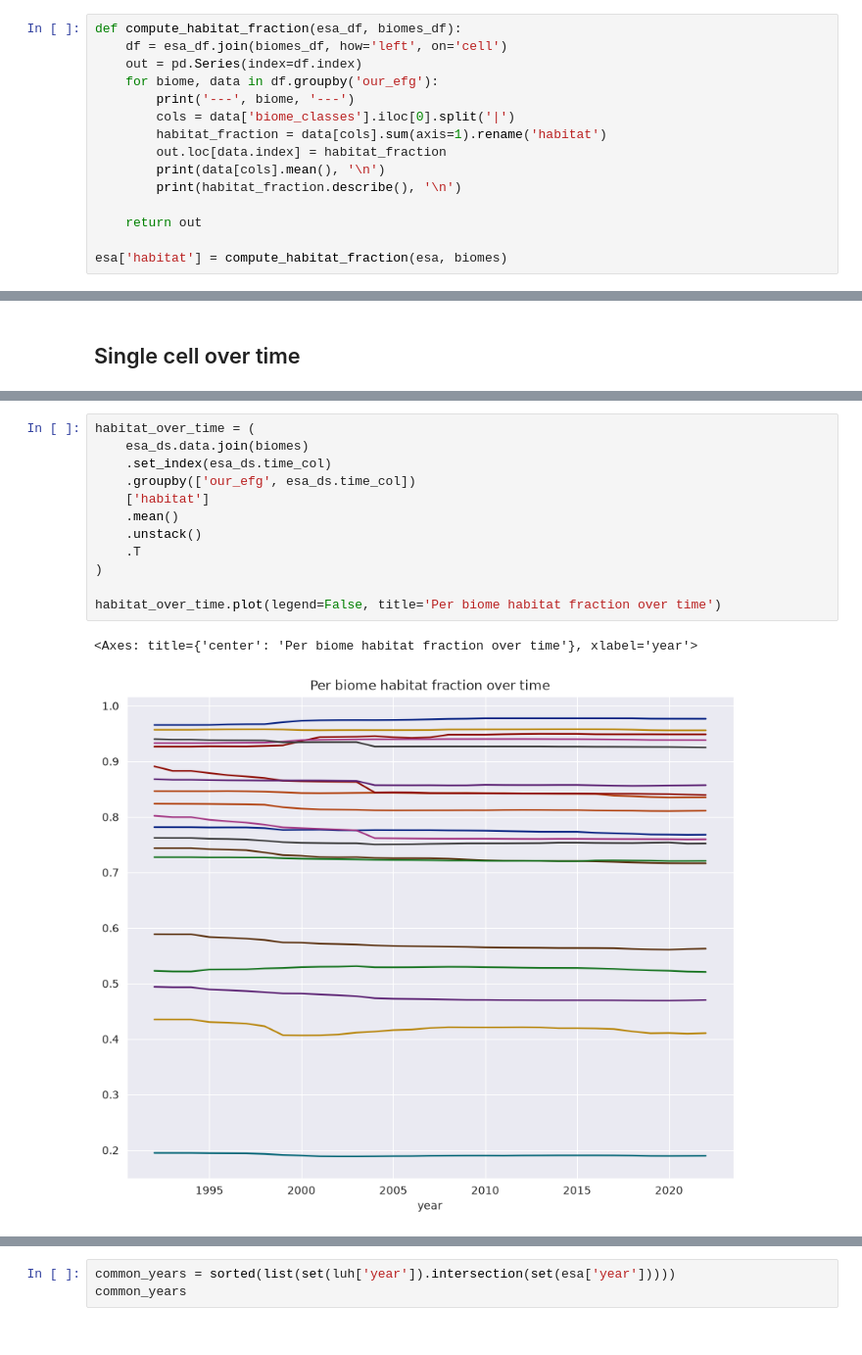
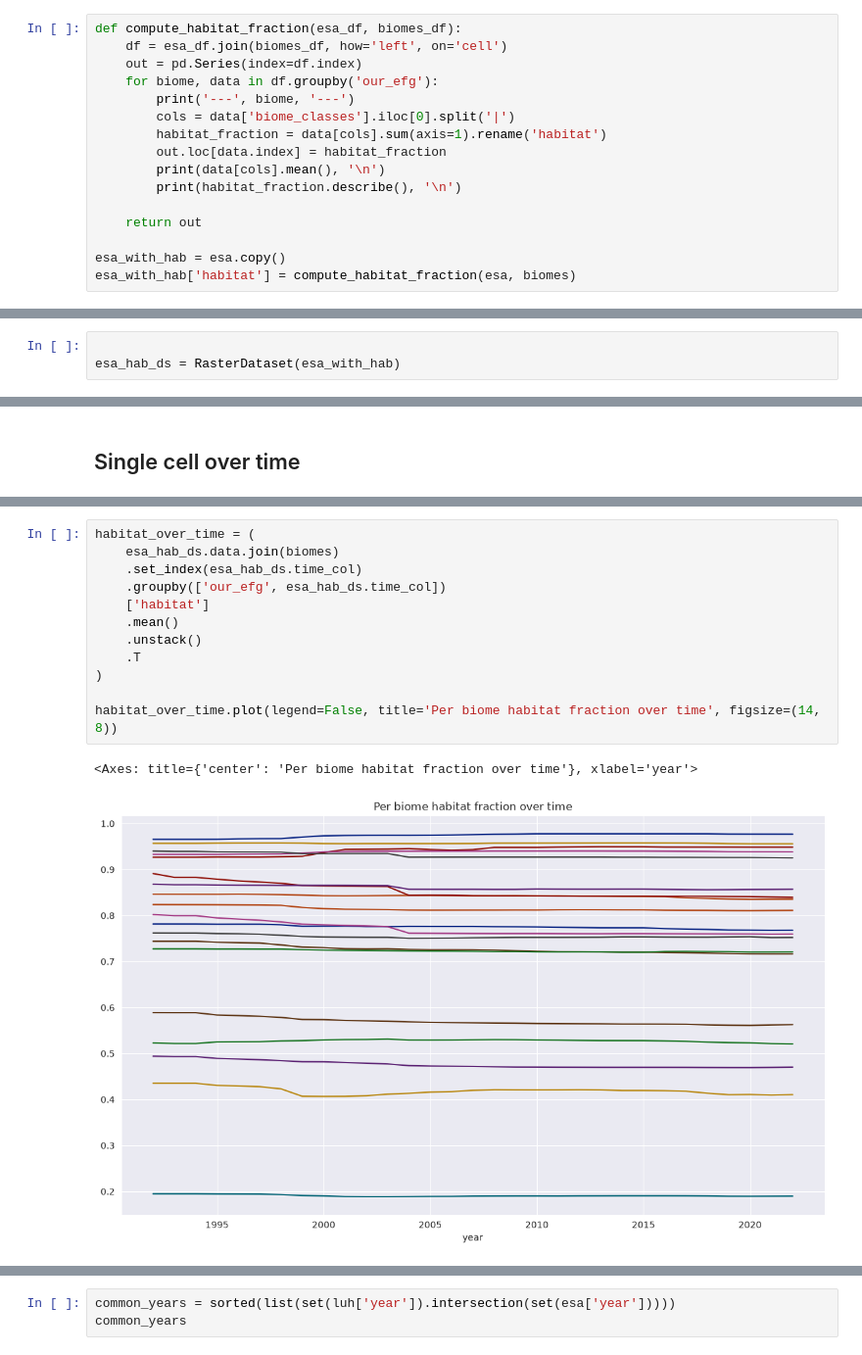
Before and after one commit to guischmitd/luh2esa, a Jupyter notebook: notebooks/02_biome_data.ipynb, the cells around one changed output, grey strips where cells are left out. Shown at 98% size. Cells and saved outputs as stored; diff of their text form.

```diff
--- a/notebooks/02_biome_data.ipynb
+++ b/notebooks/02_biome_data.ipynb
@@ -136,7 +110,8 @@ def compute_habitat_fraction(esa_df, biomes_df):
 
     return out
 
-esa['habitat'] = compute_habitat_fraction(esa, biomes)
+esa_with_hab = esa.copy()
+esa_with_hab['habitat'] = compute_habitat_fraction(esa, biomes)
 # %% [output]
 --- Cool deserts and semi-deserts ---
 ESA_BareAreas           0.013850
@@ -162,0 +133,3 @@ Finished building array with shape (31, 16, 157, 180)
+# %%
+
+esa_hab_ds = RasterDataset(esa_with_hab)
@@ -204,15 +197,15 @@ biomes.sample(10)
 # %%
 habitat_over_time = (
-    esa_ds.data.join(biomes)
-    .set_index(esa_ds.time_col)
-    .groupby(['our_efg', esa_ds.time_col])
+    esa_hab_ds.data.join(biomes)
+    .set_index(esa_hab_ds.time_col)
+    .groupby(['our_efg', esa_hab_ds.time_col])
     ['habitat']
     .mean()
     .unstack()
     .T
 )
 
-habitat_over_time.plot(legend=False, title='Per biome habitat fraction over time')
+habitat_over_time.plot(legend=False, title='Per biome habitat fraction over time', figsize=(14, 8))
 # %% [output]
 <Axes: title={'center': 'Per biome habitat fraction over time'}, xlabel='year'>
-[figure, old version]
+[figure, new version]
```
Also changed, not shown: parts of 24 cells of this notebook, 8 other files.
